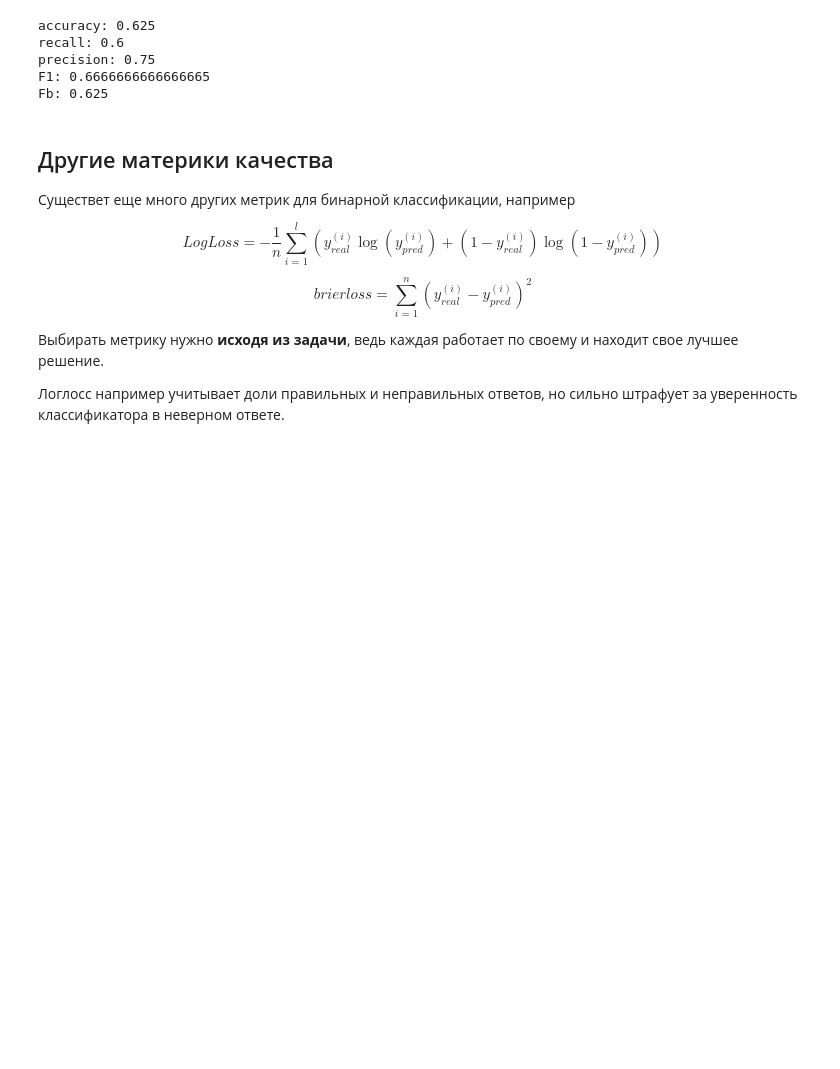
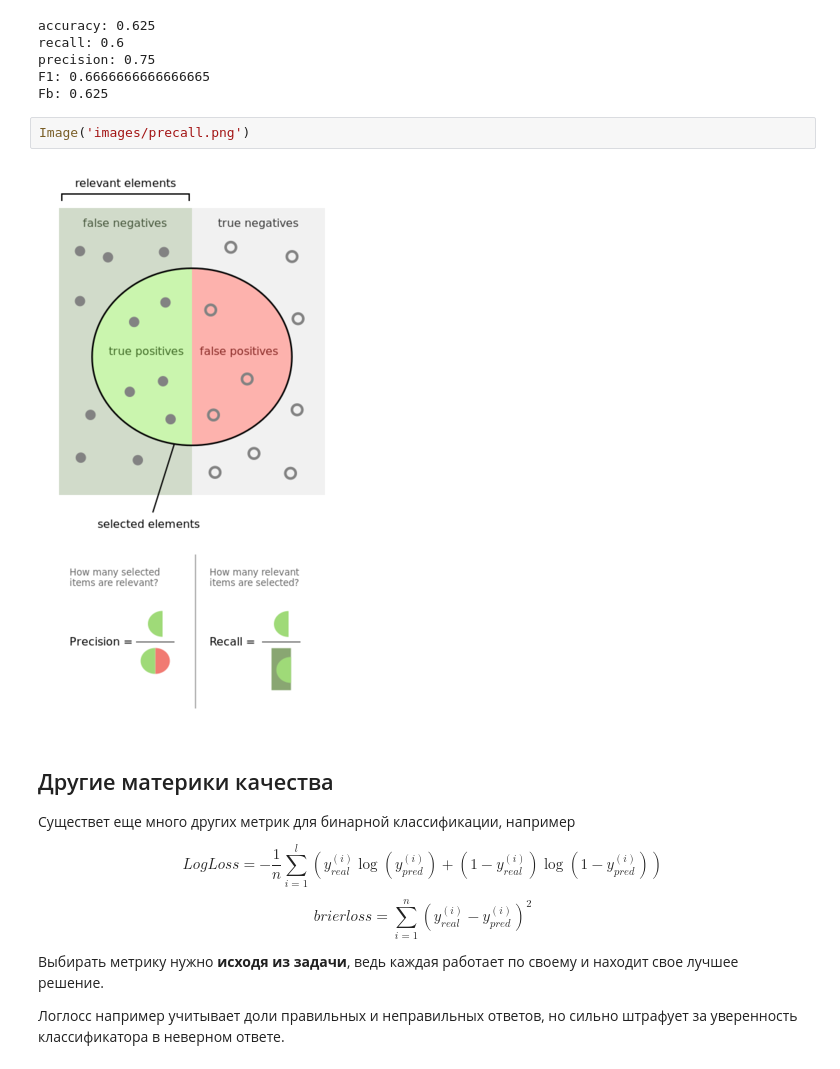
Before and after one commit to samstikhin/ml2021, a Jupyter notebook: 04-Features/Metrics.ipynb, the cells around one changed output. Saved outputs shown, nothing was run; the diff lists cells and outputs as text; blank space fills up the shorter version.

```diff
--- a/04-Features/Metrics.ipynb
+++ b/04-Features/Metrics.ipynb
@@ -80,6 +82,10 @@ recall: 0.6
 precision: 0.75
 F1: 0.6666666666666665
 Fb: 0.625
+# %%
+Image('images/precall.png')
+# %% [output]
+[figure, added]
 # %% [markdown]
 ## Другие материки качества
 Существет еще много других метрик для бинарной классификации, например
```
Also changed, not shown: parts of 3 cells of this notebook, 4 other files.
